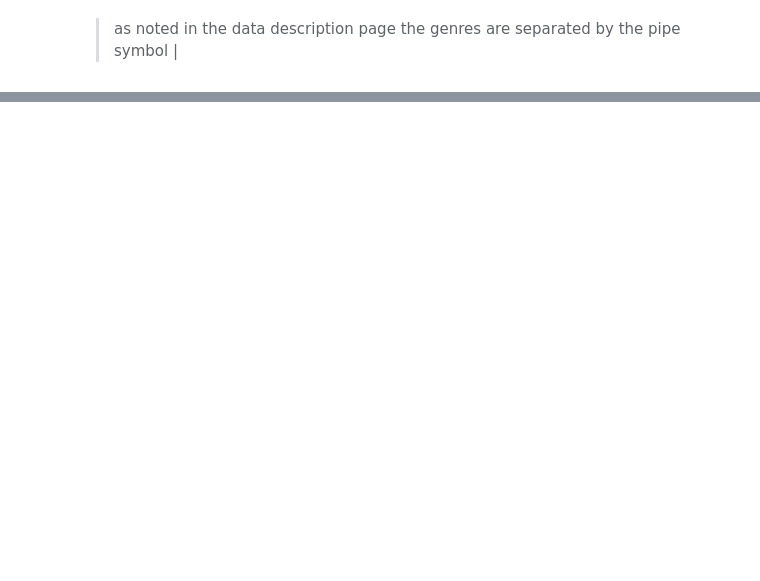
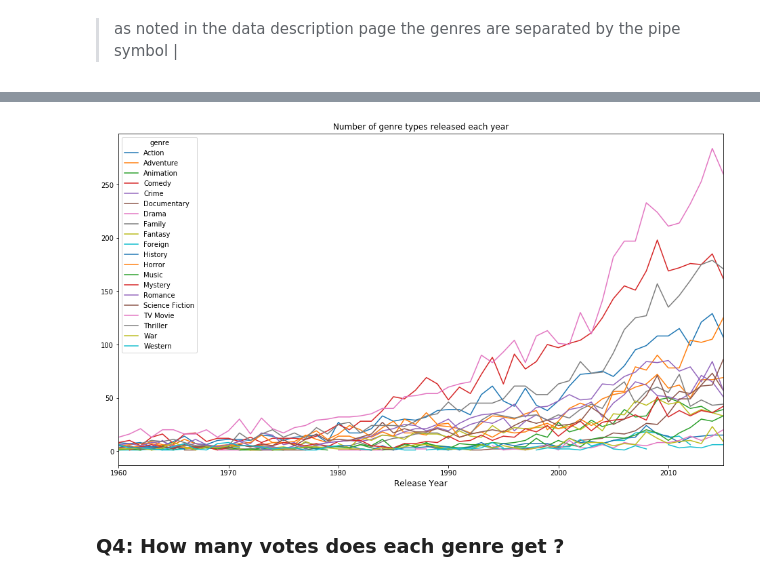
Before and after one commit to jamesl-github/udacity, a Jupyter notebook: nanodegree/data_analysis/Investigate_a_Dataset/investigate-a-dataset.ipynb, the cells around one changed output, grey strips where cells are left out. Drawn from its saved outputs; the diff is of its cells as text; code cells hidden in the pictures; blank space fills up the shorter version.

```diff
--- a/nanodegree/data_analysis/Investigate_a_Dataset/investigate-a-dataset.ipynb
+++ b/nanodegree/data_analysis/Investigate_a_Dataset/investigate-a-dataset.ipynb
@@ -608,0 +358,14 @@ plt.show();
+# %%
+print(datetime.now())
+
+a3_pivot = a3.reset_index()
+
+if debugging:
+    a3_pivot
+
+a3_pivot = a3_pivot.pivot(index='release_year', columns='genre', values=0)
+
+if debugging:
+    a3_pivot
+
+print(datetime.now())
@@ -608,0 +375,7 @@ plt.show();
+# %%
+a3_pivot.plot(figsize=(16, 9), title='Number of genre types released each year');
+plt.xlabel('Release Year', fontsize=12);
+# %% [output]
+[figure, added]
+# %% [markdown]
+### Q4: How many votes does each genre get ?
```
Also changed, not shown: parts of 80 cells of this notebook, 1 other file.
